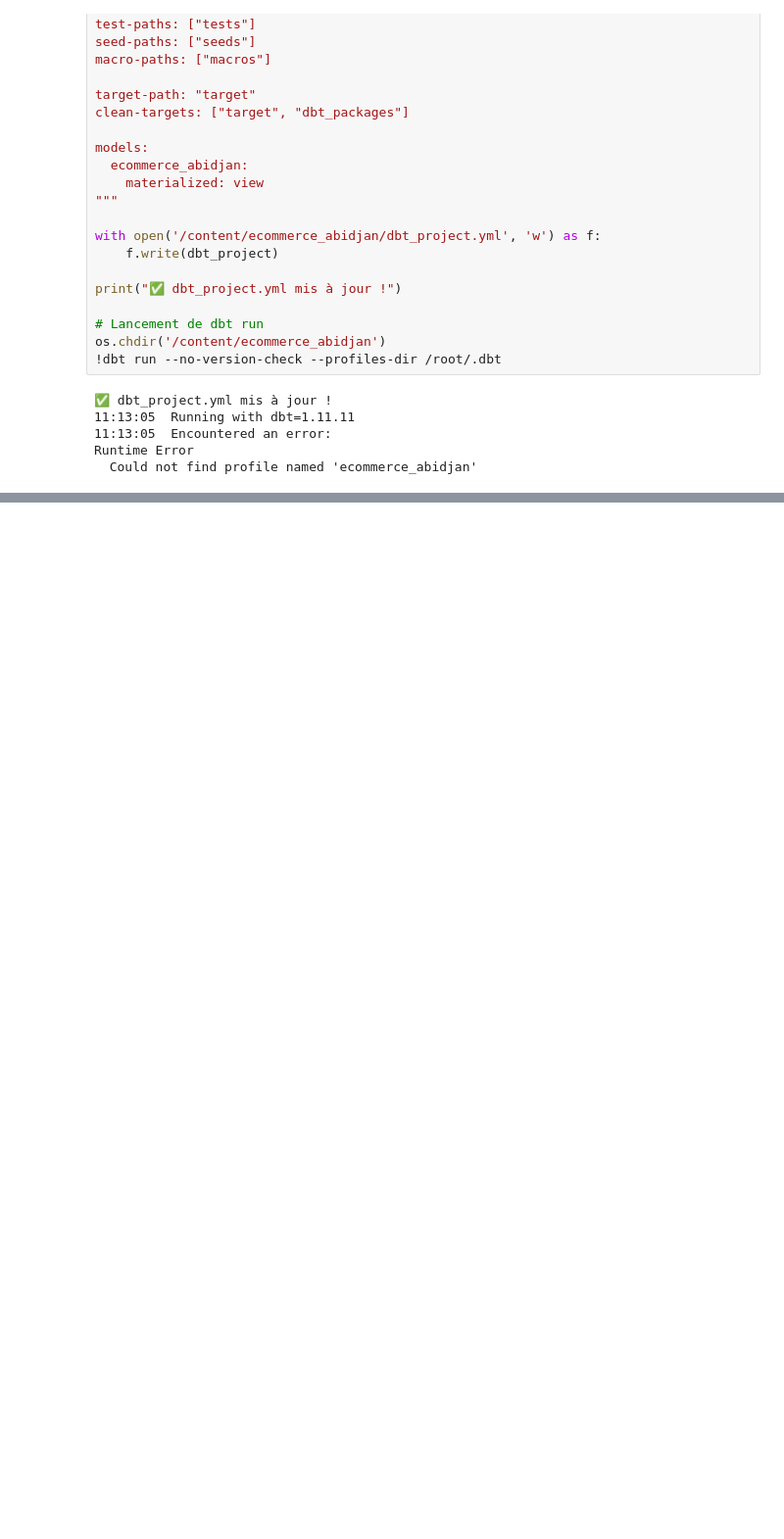
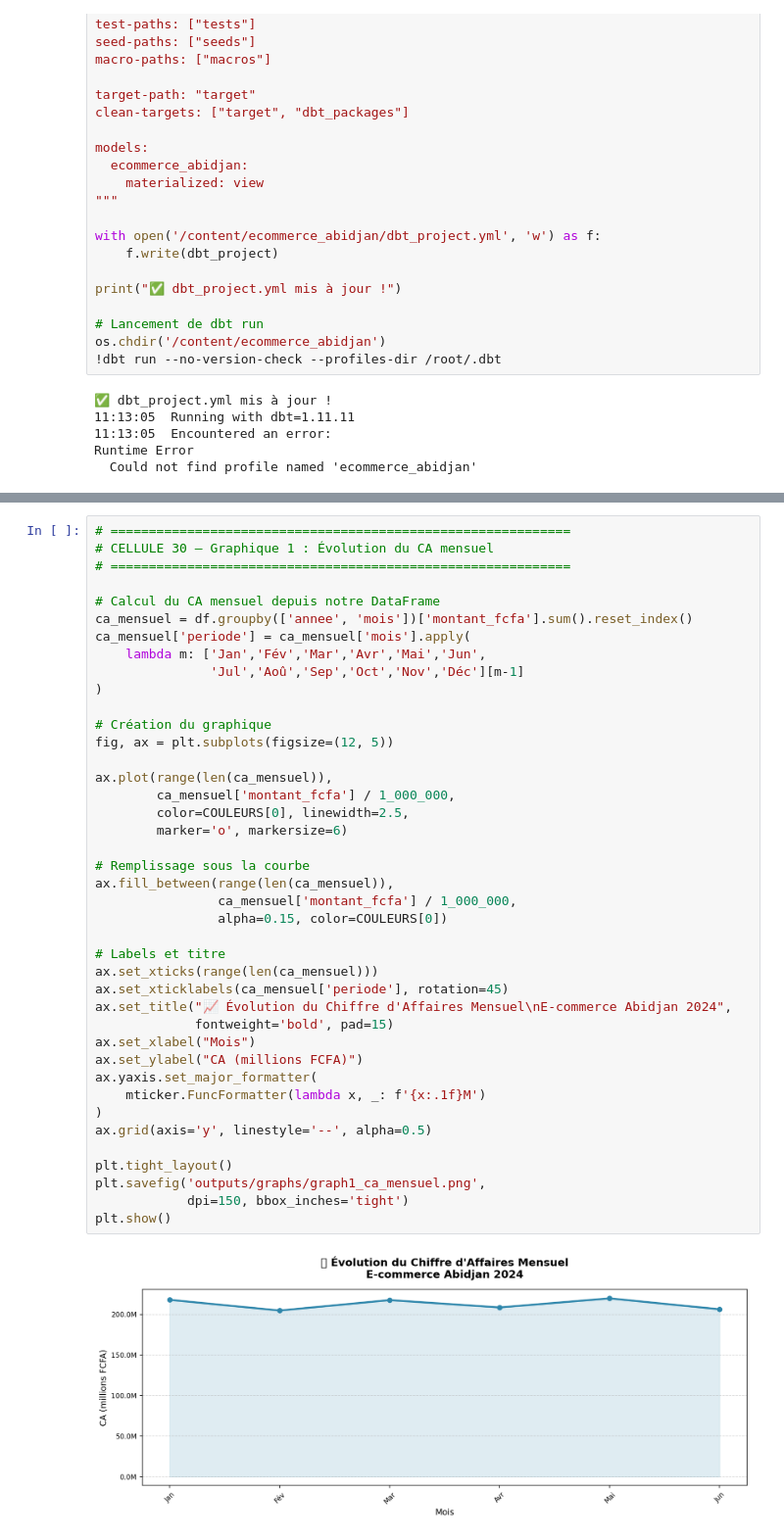
Before and after one commit to Oumar-ds/ecommerce-abidjan-pipeline, a Jupyter notebook: pipeline_ecommerce.ipynb, the cells around one changed output, grey strips where cells are left out. Shown at 98% size. Drawn from its saved outputs; the diff is of its cells as text; blank space fills up the shorter version.

```diff
--- a/pipeline_ecommerce.ipynb
+++ b/pipeline_ecommerce.ipynb
@@ -1038,0 +1070,43 @@ Runtime Error
+# %%
+# ============================================================
+# CELLULE 30 — Graphique 1 : Évolution du CA mensuel
+# ============================================================
+
+# Calcul du CA mensuel depuis notre DataFrame
+ca_mensuel = df.groupby(['annee', 'mois'])['montant_fcfa'].sum().reset_index()
+ca_mensuel['periode'] = ca_mensuel['mois'].apply(
+    lambda m: ['Jan','Fév','Mar','Avr','Mai','Jun',
+               'Jul','Aoû','Sep','Oct','Nov','Déc'][m-1]
+)
+
+# Création du graphique
+fig, ax = plt.subplots(figsize=(12, 5))
+
+ax.plot(range(len(ca_mensuel)),
+        ca_mensuel['montant_fcfa'] / 1_000_000,
+        color=COULEURS[0], linewidth=2.5,
+        marker='o', markersize=6)
+
+# Remplissage sous la courbe
+ax.fill_between(range(len(ca_mensuel)),
+                ca_mensuel['montant_fcfa'] / 1_000_000,
+                alpha=0.15, color=COULEURS[0])
+
+# Labels et titre
+ax.set_xticks(range(len(ca_mensuel)))
+ax.set_xticklabels(ca_mensuel['periode'], rotation=45)
+ax.set_title("📈 Évolution du Chiffre d'Affaires Mensuel\nE-commerce Abidjan 2024",
+             fontweight='bold', pad=15)
+ax.set_xlabel("Mois")
+ax.set_ylabel("CA (millions FCFA)")
+ax.yaxis.set_major_formatter(
+    mticker.FuncFormatter(lambda x, _: f'{x:.1f}M')
+)
+ax.grid(axis='y', linestyle='--', alpha=0.5)
+
+plt.tight_layout()
+plt.savefig('outputs/graphs/graph1_ca_mensuel.png',
+            dpi=150, bbox_inches='tight')
+plt.show()
+# %% [output]
+[figure, added]
```
Also changed, not shown: parts of 9 cells of this notebook.
